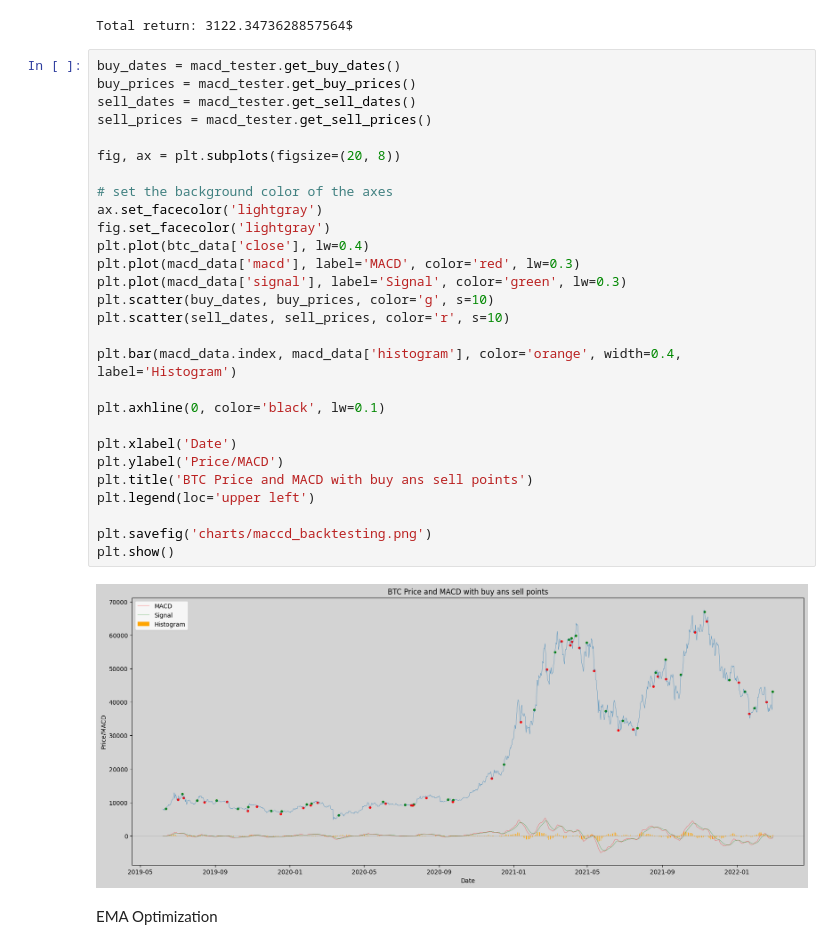
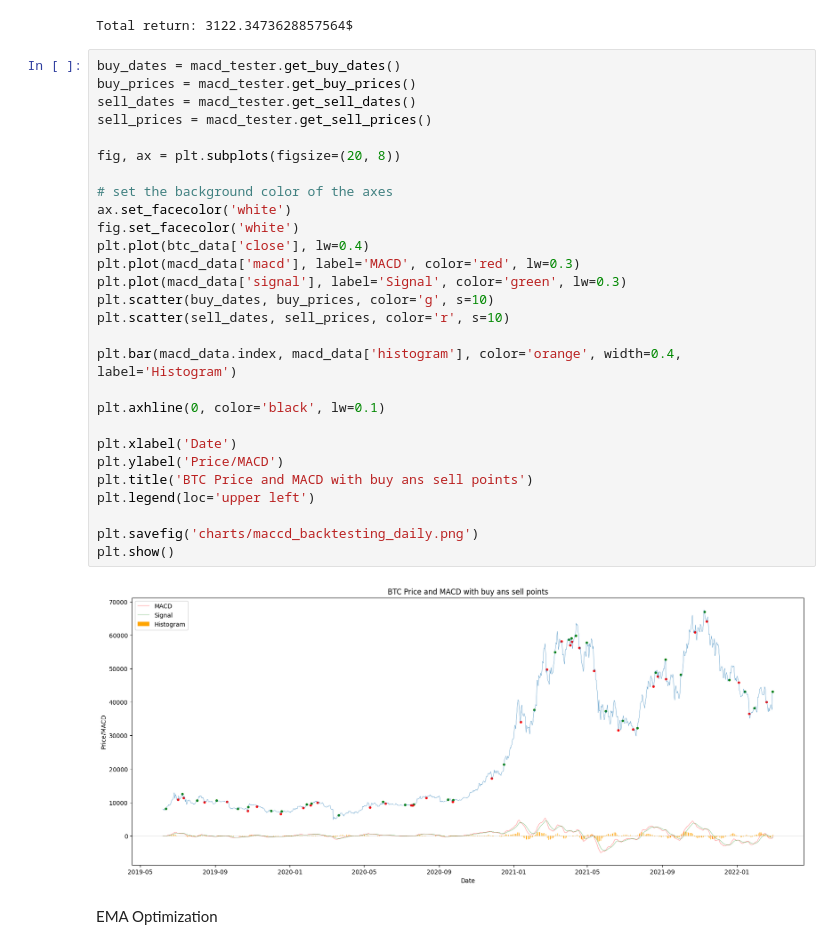
Before and after one commit to timschopinski/macd-analysis, a Jupyter notebook: main.ipynb, the cells around one changed output. Saved outputs shown, nothing was run; the diff lists cells and outputs as text.

```diff
--- a/main.ipynb
+++ b/main.ipynb
@@ -191,33 +192,33 @@ Total return: 3122.3473628857564$
 # %%
 buy_dates = macd_tester.get_buy_dates()
 buy_prices = macd_tester.get_buy_prices()
 sell_dates = macd_tester.get_sell_dates()
 sell_prices = macd_tester.get_sell_prices()
 
 fig, ax = plt.subplots(figsize=(20, 8))
 
 # set the background color of the axes
-ax.set_facecolor('lightgray')
-fig.set_facecolor('lightgray')
+ax.set_facecolor('white')
+fig.set_facecolor('white')
 plt.plot(btc_data['close'], lw=0.4)
 plt.plot(macd_data['macd'], label='MACD', color='red', lw=0.3)
 plt.plot(macd_data['signal'], label='Signal', color='green', lw=0.3)
 plt.scatter(buy_dates, buy_prices, color='g', s=10)
 plt.scatter(sell_dates, sell_prices, color='r', s=10)
 
 plt.bar(macd_data.index, macd_data['histogram'], color='orange', width=0.4, label='Histogram')
 
 plt.axhline(0, color='black', lw=0.1)
 
 plt.xlabel('Date')
 plt.ylabel('Price/MACD')
 plt.title('BTC Price and MACD with buy ans sell points')
 plt.legend(loc='upper left')
 
-plt.savefig('charts/maccd_backtesting.png')
+plt.savefig('charts/maccd_backtesting_daily.png')
 plt.show()
 # %% [output]
-[figure, old version]
+[figure, new version]
 # %% [markdown]
 EMA Optimization
 # %%
```
Also changed, not shown: parts of 5 cells of this notebook, 6 other files.
